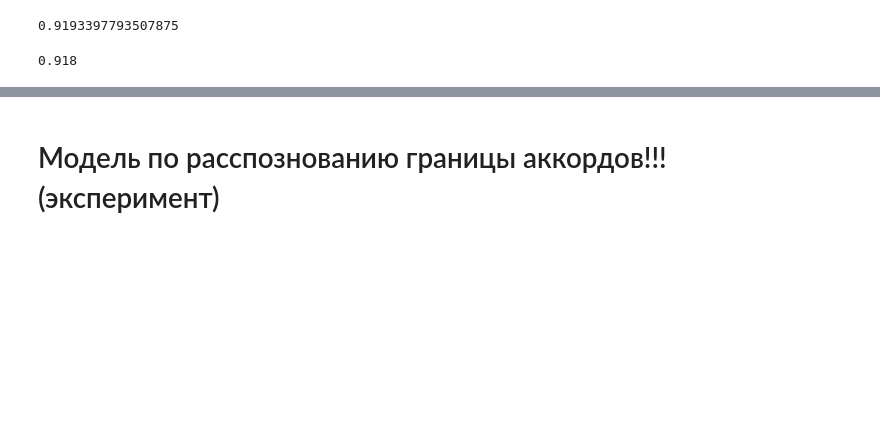
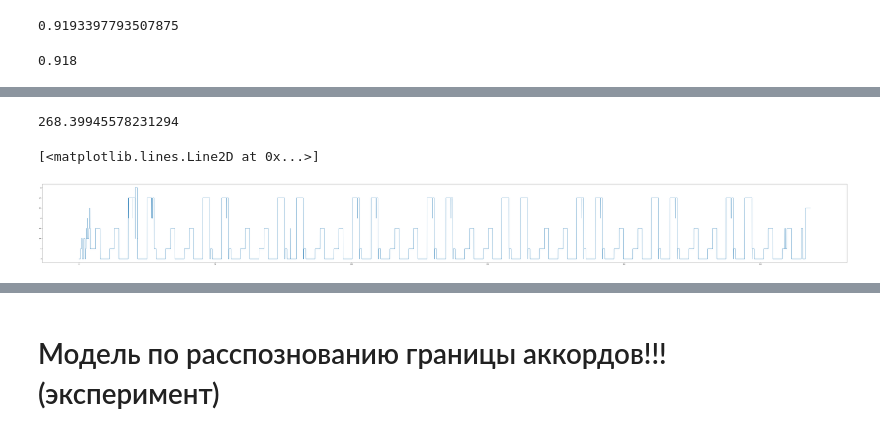
Before and after one commit to Abvbobko/chords_recognition, a Jupyter notebook: chords_recognition.ipynb, the cells around one changed output, grey strips where cells are left out. Cells and saved outputs as stored; diff of their text form; code cells hidden in the pictures; blank space fills up the shorter version.

```diff
--- a/chords_recognition.ipynb
+++ b/chords_recognition.ipynb
@@ -444,0 +420,20 @@ f
+# %%
+mapped = map_chords(y_pred)
+# %%
+def get_duration(file_path):
+    y, sr = librosa.load(file_path)
+    return librosa.get_duration(y=y, sr=sr)
+# %%
+duration = get_duration(SONG)
+# %%
+duration
+# %% [output]
+268.39945578231294
+# %%
+time = [duration*ind/(len(mapped)-1) for ind in range(len(mapped))]
+# %%
+plt.figure(figsize=(100,10))
+plt.plot(time, mapped)
+# %% [output]
+[<matplotlib.lines.Line2D at 0x...>]
+[figure, added]
```
Also changed, not shown: parts of 43 cells of this notebook.
